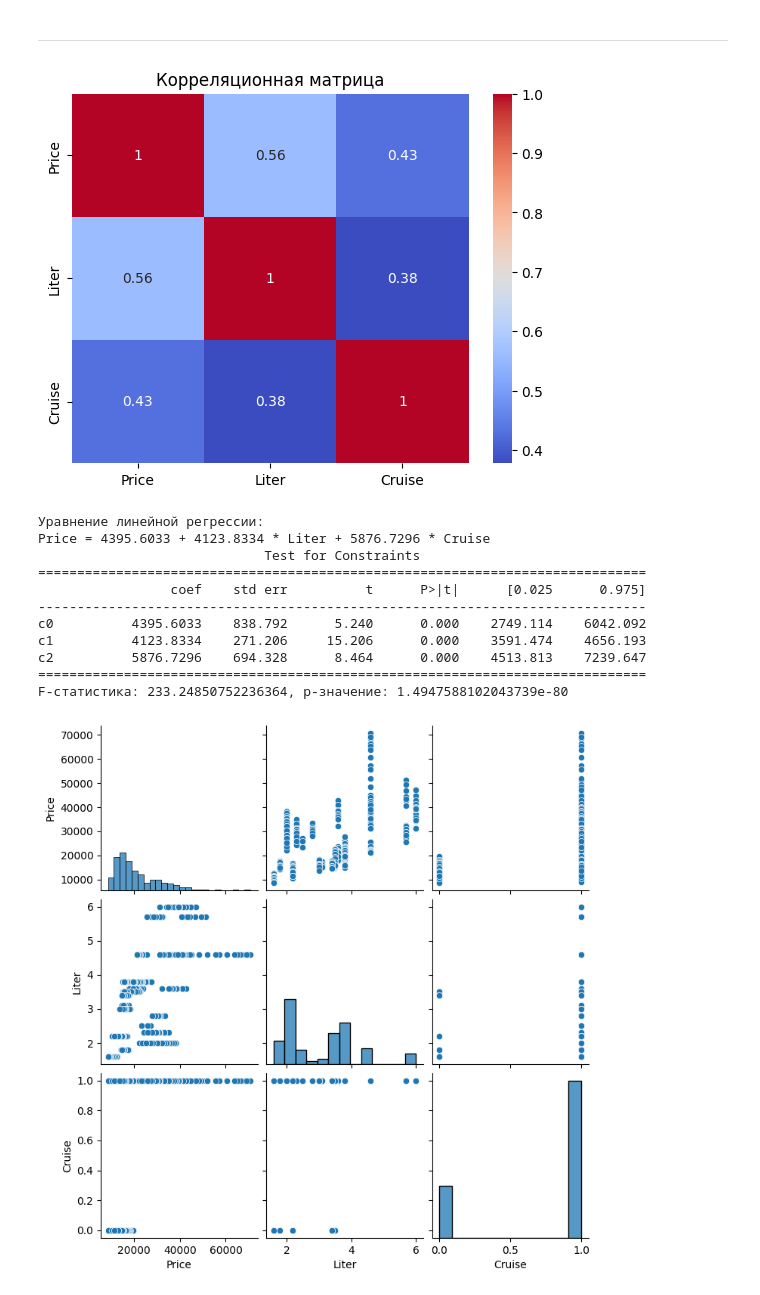
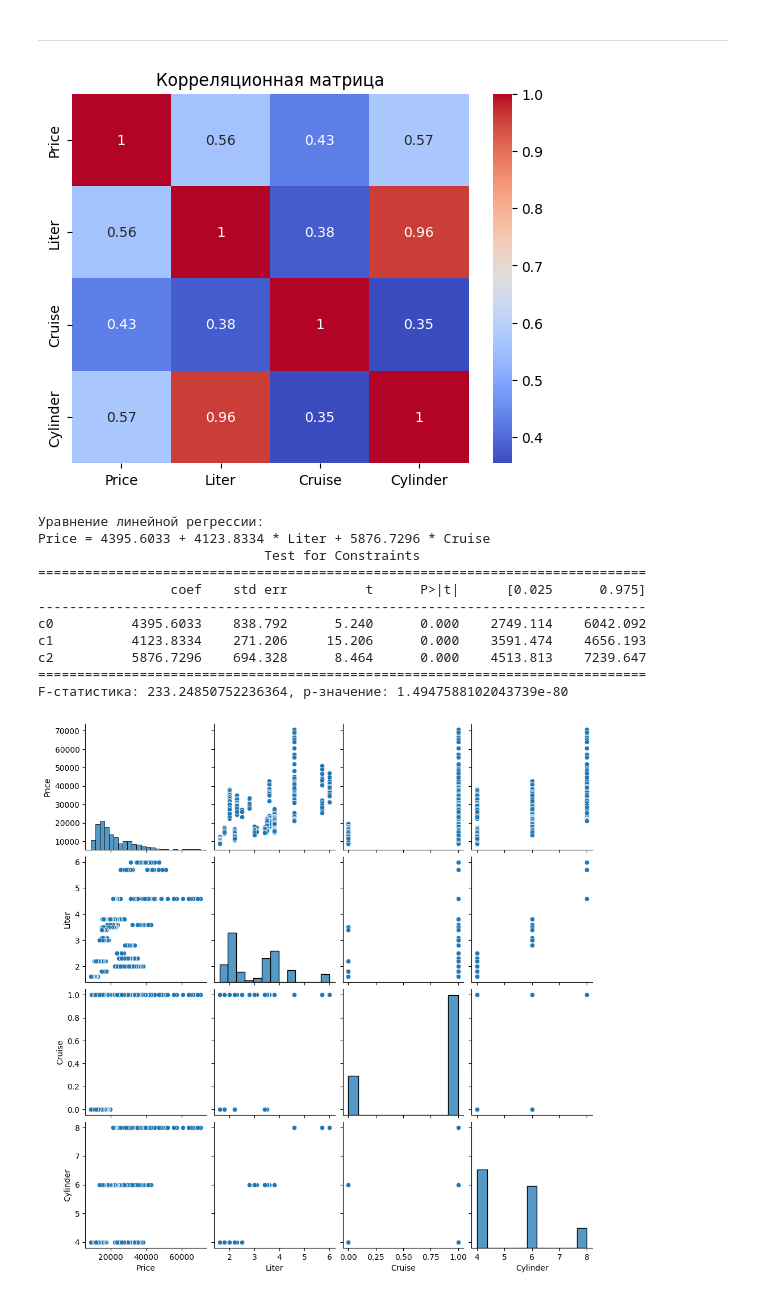
Before and after one commit to StephanOlizko/Data-Analytics, a Jupyter notebook: 4/Kuiper_data_analysis.ipynb, the cells around one changed output. Cells and saved outputs as stored; diff of their text form; code cells hidden in the pictures.

```diff
--- a/4/Kuiper_data_analysis.ipynb
+++ b/4/Kuiper_data_analysis.ipynb
@@ -568,7 +558,7 @@ ___
 # Загрузка данных
 data = pd.read_excel('data/kuiper.xls')
 
-data = data[["Price", "Liter", "Cruise"]]
+data = data[["Price", "Liter", "Cruise", "Cylinder"]]
 data.head()
 
 # Проведение корреляционного анализа
@@ -622,34 +612,34 @@ print(conf_intervals)
 # Проверка на важные наблюдения
 influence = model.get_influence()
 summary_influence = influence.summary_frame()
 
 """Интерпритация результатов:
 cooks_d - показывает влиятельность наблюдения на модель. Чем больше значение, тем более влиятельно наблюдение.
 standard_resid - стандартизированные остатки. Если значение больше 3, то наблюдение считается важным.
 hat_diag - диагональные элементы матрицы влиятельности. Если значение больше 2 * (кол-во факторов + 1) / кол-во наблюдений, то наблюдение считается важным.
 """
 
 #Важные наблюдения
 important_observations = summary_influence[summary_influence['cooks_d'] > 4/len(data)]
 
 # Вычисление стандартизированных остатков
 standard_resid = summary_influence['standard_resid']
 
 # Идентификация выбросов в important_observations
 outliers = important_observations[important_observations['standard_resid'] > 3]
 print("Выбросы по стандартизированным остаткам:")
 outliers
 #Удаление выбросов
 data = data.drop(outliers.index)
 #Модель без выбросов
 X = data[['Liter', 'Cruise']]
 y = data['Price']
 X = add_constant(X)
 
 model = OLS(y, X).fit()
 model.summary()
 # %% [output]
-[figure, old version]
+[figure, new version]
 Уравнение линейной регрессии:
 Price = 4395.6033 + 4123.8334 * Liter + 5876.7296 * Cruise
                              Test for Constraints
@@ -661,7 +651,7 @@ c1          4123.8334    271.206     15.206      0.000    3591.474    4656.193
 c2          5876.7296    694.328      8.464      0.000    4513.813    7239.647
 ==============================================================================
 F-статистика: 233.24850752236364, p-значение: 1.4947588102043739e-80
-[figure, old version]
+[figure, new version]
 [figure]
 [figure]
 Доверительные интервалы для коэффициентов:
```
Also changed, not shown: parts of 10 cells of this notebook, 6 other files.
